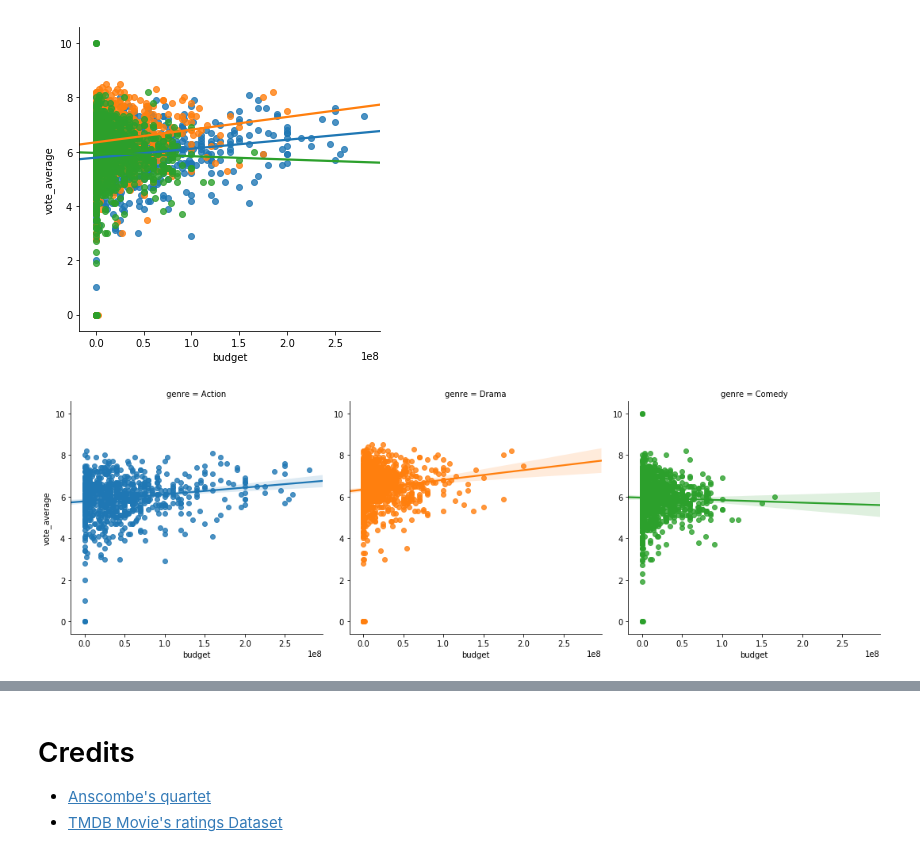
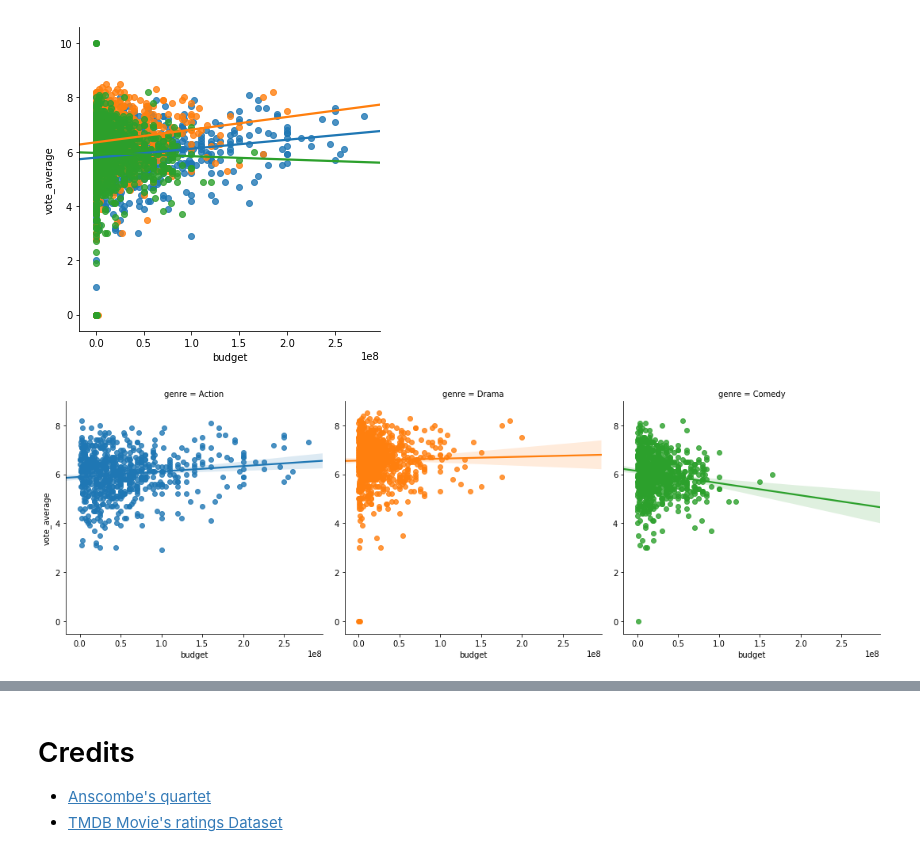
Before and after one commit to d8w/tmdb, a Jupyter notebook: TMDB data description and basic stats.ipynb, the cells around one changed output, grey strips where cells are left out. Drawn from its saved outputs; the diff is of its cells as text; code cells hidden in the pictures.

```diff
--- a/TMDB data description and basic stats.ipynb
+++ b/TMDB data description and basic stats.ipynb
@@ -318,6 +323,8 @@ g=sns.lmplot(x="budget", y="vote_average", hue="genre", data=df_top_genres[conti
 # %% [output]
 [figure]
 # %%
-g=sns.lmplot(x="budget", y="vote_average", hue="genre", col="genre", data=df_top_genres[continuous_genre].dropna());
+df_positive_budget = df_top_genres.loc[df_top_genres['budget'] > 0][continuous_genre]
+g=sns.lmplot(x="budget", y="vote_average", hue="genre", col="genre",
+             data=df_positive_budget);
 # %% [output]
-[figure, old version]
+[figure, new version]
```
Also changed, not shown: parts of 8 cells of this notebook.
